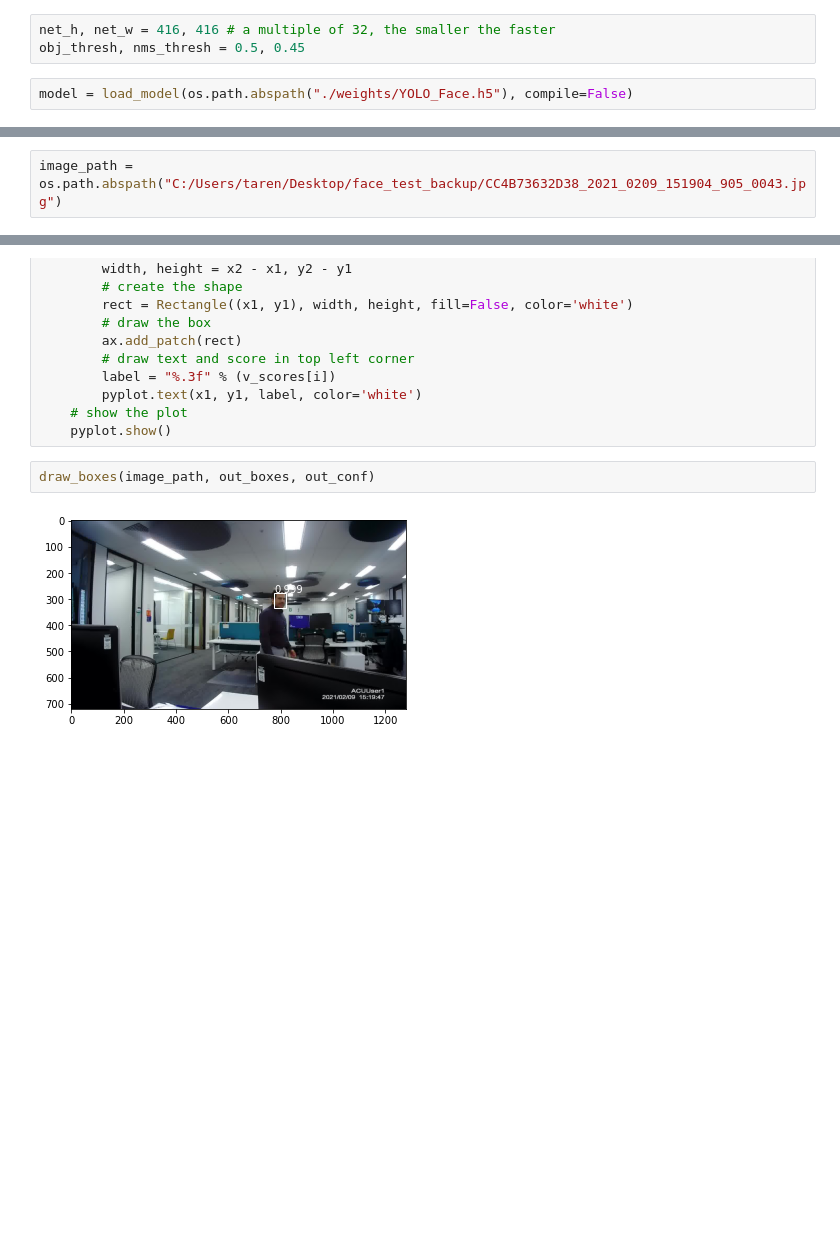
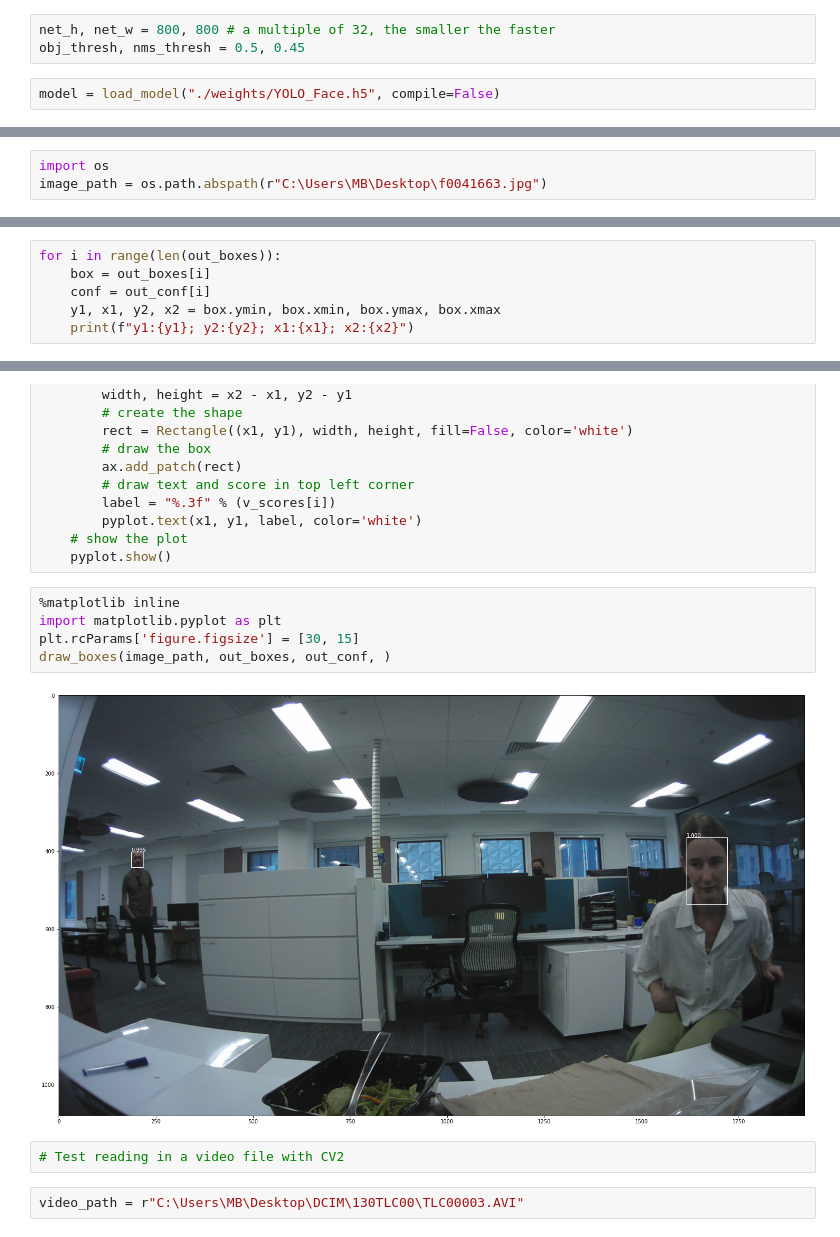
Before and after one commit to Motivation-and-Behaviour/faceblurring, a Jupyter notebook: New Method.ipynb, the cells around one changed output, grey strips where cells are left out. Saved outputs shown, nothing was run; the diff lists cells and outputs as text; blank space fills up the shorter version.

```diff
--- a/New Method.ipynb
+++ b/New Method.ipynb
@@ -5,14 +5,15 @@ from keras.models import load_model
 import cv2
 from faceblurring.utils import *
 # %%
-net_h, net_w = 416, 416 # a multiple of 32, the smaller the faster
+net_h, net_w = 800, 800 # a multiple of 32, the smaller the faster
 obj_thresh, nms_thresh = 0.5, 0.45
 # %%
-model = load_model(os.path.abspath("./weights/YOLO_Face.h5"), compile=False)
+model = load_model("./weights/YOLO_Face.h5", compile=False)
 # %%
 anchors = [[116,90, 156,198, 373,326], [30,61, 62,45, 59,119], [10,13, 16,30, 33,23]]
 # %%
-image_path = os.path.abspath("C:/Users/taren/Desktop/face_test_backup/CC4B73632D38_2021_0209_151904_905_0043.jpg")
+import os
+image_path = os.path.abspath(r"C:\Users\MB\Desktop\f0041663.jpg")
 # %%
 image = cv2.imread(image_path)
 # %%
@@ -37,3 +36,9 @@ for box in boxes:
     if box.classes[0]>0.5: # CONF_THRESH
         out_boxes.append(box)
         out_conf.append(box.classes[0])
+# %%
+for i in range(len(out_boxes)):
+    box = out_boxes[i]
+    conf = out_conf[i]
+    y1, x1, y2, x2 = box.ymin, box.xmin, box.ymax, box.xmax
+    print(f"y1:{y1}; y2:{y2}; x1:{x1}; x2:{x2}")
@@ -64,6 +80,13 @@ def draw_boxes(filename, v_boxes, v_scores):
 	# show the plot
 	pyplot.show()
 # %%
-draw_boxes(image_path, out_boxes, out_conf)
+%matplotlib inline
+import matplotlib.pyplot as plt
+plt.rcParams['figure.figsize'] = [30, 15]
+draw_boxes(image_path, out_boxes, out_conf, )
 # %% [output]
-[figure, old version]
+[figure, new version]
+# %%
+# Test reading in a video file with CV2
+# %%
+video_path = r"C:\Users\MB\Desktop\DCIM\130TLC00\TLC00003.AVI"
```
Also changed, not shown: parts of 7 cells of this notebook, 7 other files.
